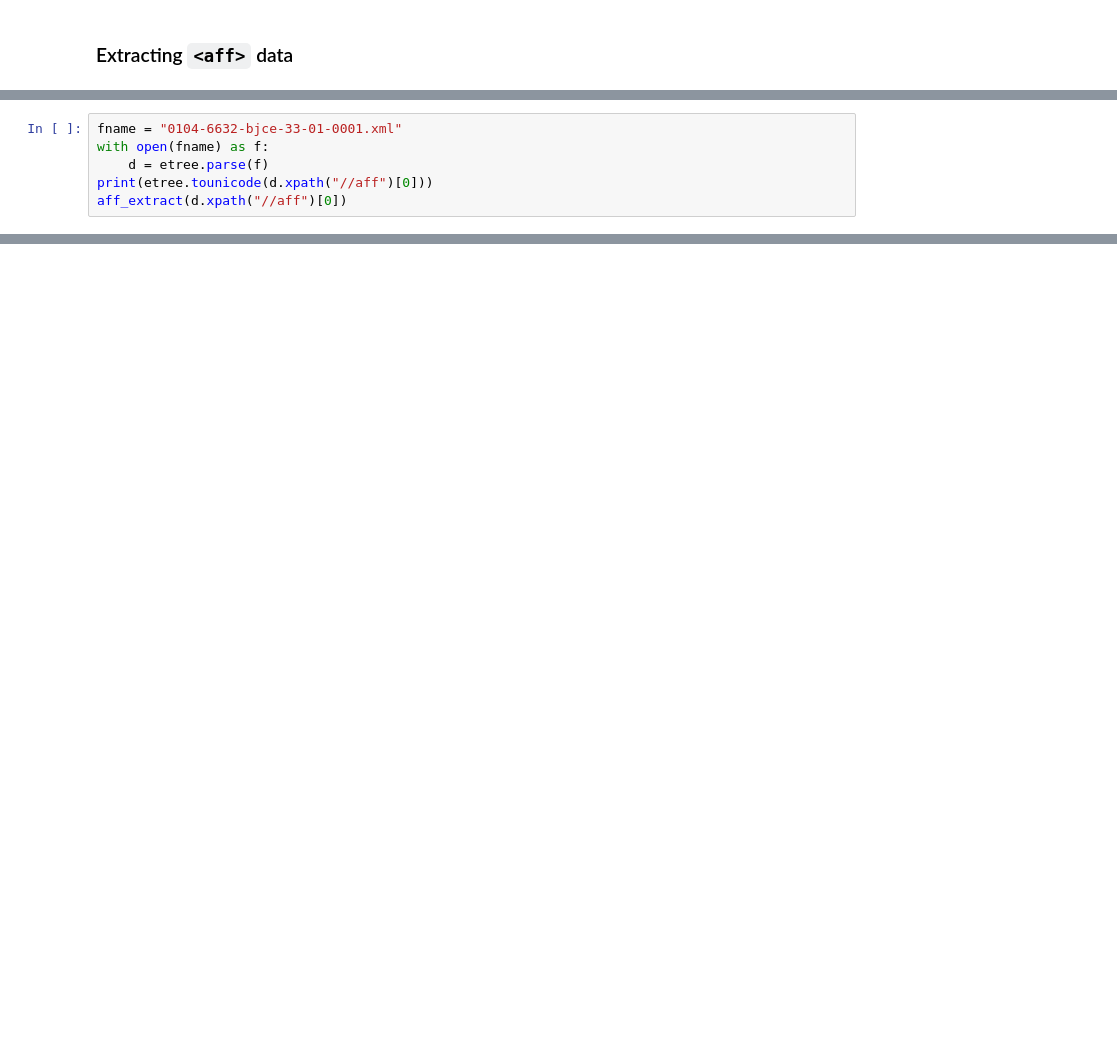
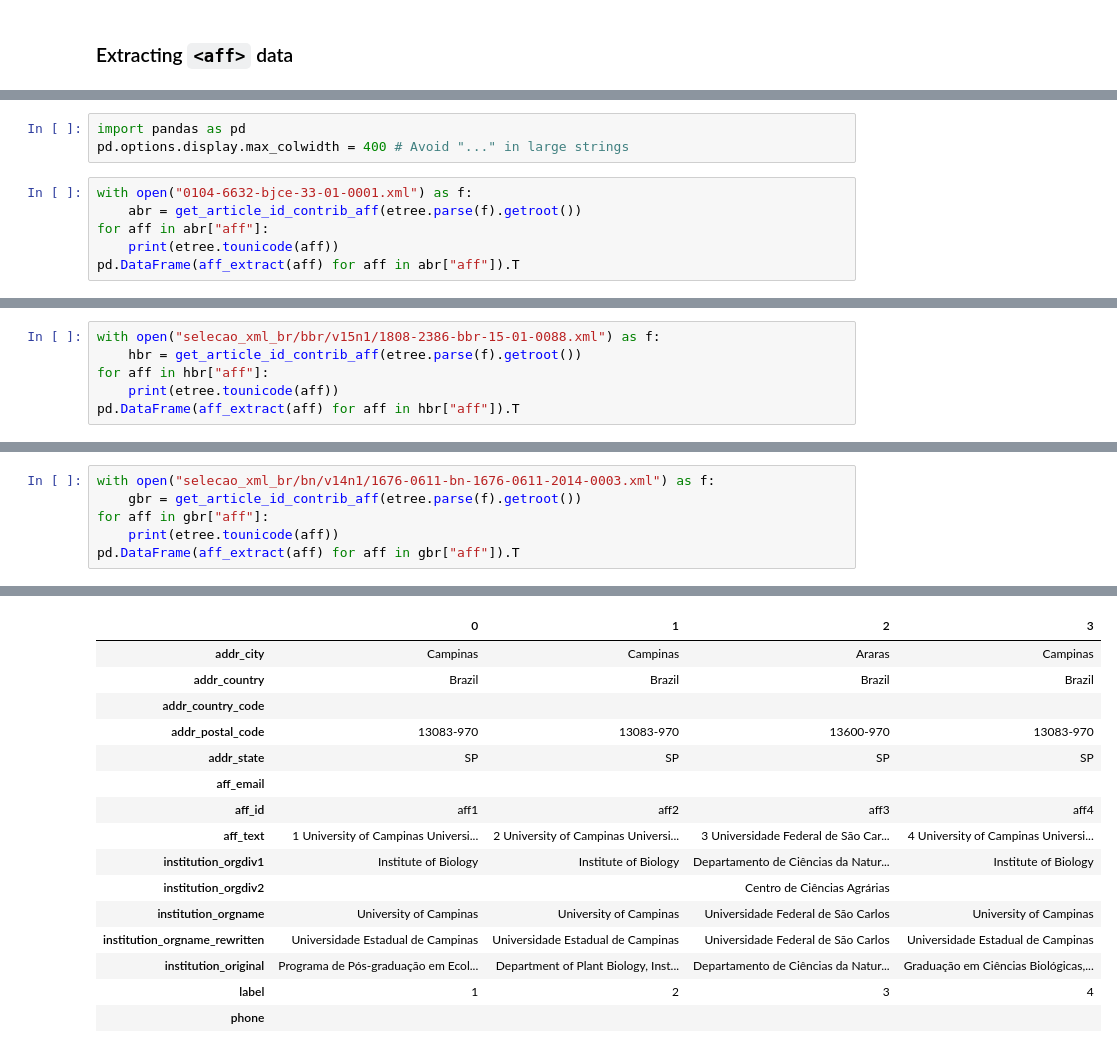
Before and after one commit to scieloorg/normalizations-experiments, a Jupyter notebook: experiments_2018-05-17.ipynb, the cells around one changed output, grey strips where cells are left out. Cells and saved outputs as stored; diff of their text form; blank space fills up the shorter version.

```diff
--- a/experiments_2018-05-17.ipynb
+++ b/experiments_2018-05-17.ipynb
@@ -392,9 +473,12 @@ aff_extract(first_aff)
+# %%
+import pandas as pd
+pd.options.display.max_colwidth = 400 # Avoid "..." in large strings
 # %%
-fname = "0104-6632-bjce-33-01-0001.xml"
-with open(fname) as f:
-    d = etree.parse(f)
-print(etree.tounicode(d.xpath("//aff")[0]))
-aff_extract(d.xpath("//aff")[0])
+with open("0104-6632-bjce-33-01-0001.xml") as f:
+    abr = get_article_id_contrib_aff(etree.parse(f).getroot())
+for aff in abr["aff"]:
+    print(etree.tounicode(aff))
+pd.DataFrame(aff_extract(aff) for aff in abr["aff"]).T
 # %% [output]
 <aff xmlns:mml="http://www.w3.org/1998/Math/MathML" xmlns:xlink="http://www.w3.org/1999/xlink" id="aff1">
                                         <institution content-type="orgname">University of Chemical Technology and Metallurgy</institution>
@@ -420,0 +508,6 @@ To be continued...
+# %%
+with open("selecao_xml_br/bbr/v15n1/1808-2386-bbr-15-01-0088.xml") as f:
+    hbr = get_article_id_contrib_aff(etree.parse(f).getroot())
+for aff in hbr["aff"]:
+    print(etree.tounicode(aff))
+pd.DataFrame(aff_extract(aff) for aff in hbr["aff"]).T
@@ -420,0 +588,7 @@ To be continued...
+# %%
+with open("selecao_xml_br/bn/v14n1/1676-0611-bn-1676-0611-2014-0003.xml") as f:
+    gbr = get_article_id_contrib_aff(etree.parse(f).getroot())
+for aff in gbr["aff"]:
+    print(etree.tounicode(aff))
+pd.DataFrame(aff_extract(aff) for aff in gbr["aff"]).T
+# %% [output]
@@ -420,0 +612,16 @@ To be continued...
+|  | 0 | 1 | 2 | 3 |
+| addr_city | Campinas | Campinas | Araras | Campinas |
+| addr_country | Brazil | Brazil | Brazil | Brazil |
+| addr_country_code |  |  |  |  |
+| addr_postal_code | 13083-970 | 13083-970 | 13600-970 | 13083-970 |
+| addr_state | SP | SP | SP | SP |
+| aff_email |  |  |  |  |
+| aff_id | aff1 | aff2 | aff3 | aff4 |
+| aff_text | 1 University of Campinas Universi... | 2 University of Campinas Universi... | 3 Universidade Federal de São Car... | 4 University of Campinas Universi... |
+| institution_orgdiv1 | Institute of Biology | Institute of Biology | Departamento de Ciências da Natur... | Institute of Biology |
+| institution_orgdiv2 |  |  | Centro de Ciências Agrárias |  |
+| institution_orgname | University of Campinas | University of Campinas | Universidade Federal de São Carlos | University of Campinas |
+| institution_orgname_rewritten | Universidade Estadual de Campinas | Universidade Estadual de Campinas | Universidade Federal de São Carlos | Universidade Estadual de Campinas |
+| institution_original | Programa de Pós-graduação em Ecol... | Department of Plant Biology, Inst... | Departamento de Ciências da Natur... | Graduação em Ciências Biológicas,... |
+| label | 1 | 2 | 3 | 4 |
+| phone |  |  |  |  |
```
Also changed, not shown: parts of 22 cells of this notebook.
